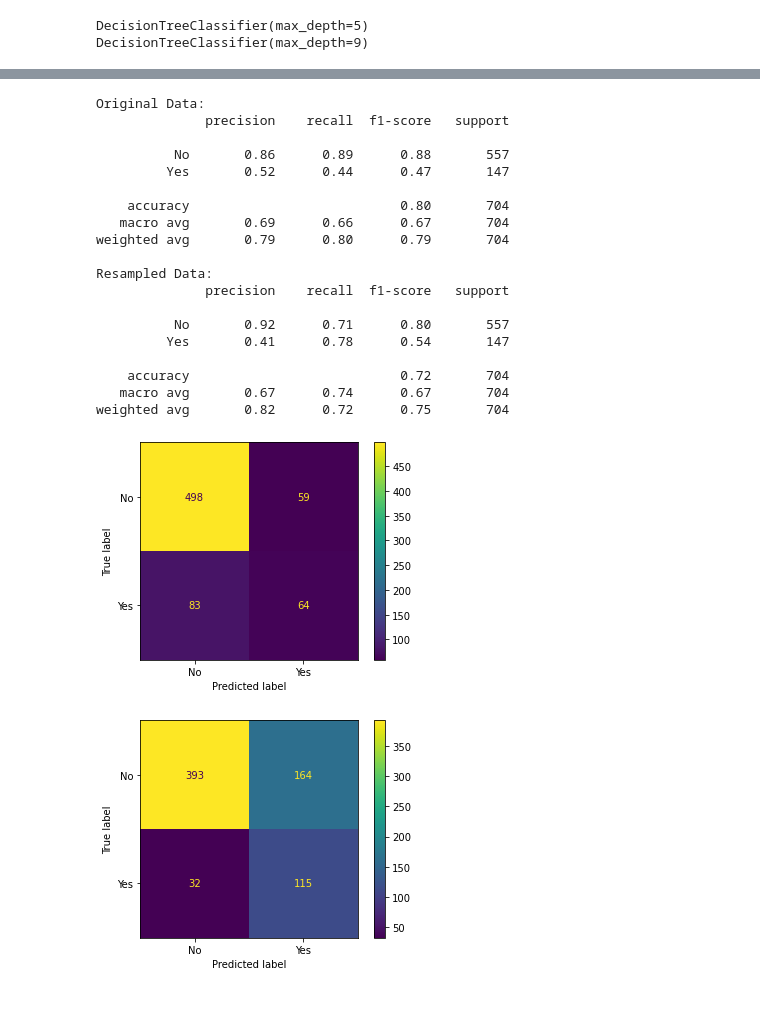
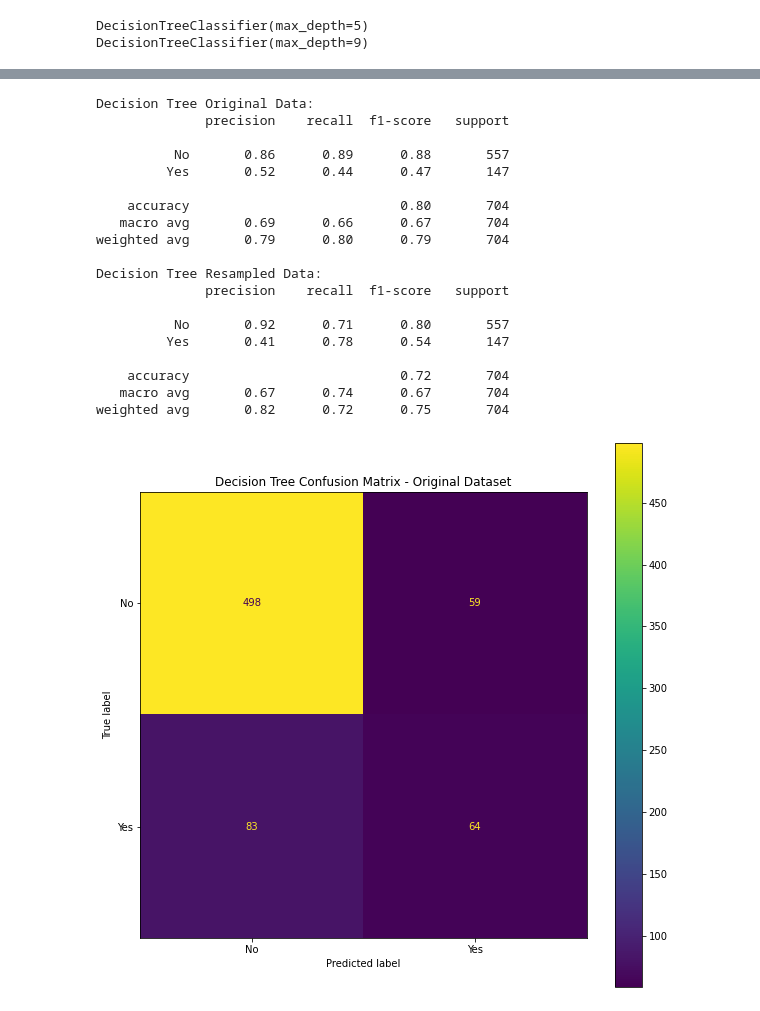
Before and after one commit to Robert-F-Mulligan/customer-churn-analysis, a Jupyter notebook: notebooks/customer-churn-analysis.ipynb, the cells around one changed output, grey strips where cells are left out. Saved outputs shown, nothing was run; the diff lists cells and outputs as text; code cells hidden in the pictures.

```diff
--- a/notebooks/customer-churn-analysis.ipynb
+++ b/notebooks/customer-churn-analysis.ipynb
@@ -451,10 +484,10 @@ y_pred_r = clf_r.predict(X_test)
 # %%
-print('Original Data:')
+print('Decision Tree Original Data:')
 print(classification_report(y_test,y_pred))
-print('Resampled Data:')
+print('Decision Tree Resampled Data:')
 print(classification_report(y_test,y_pred_r))
 # %% [output]
-Original Data:
+Decision Tree Original Data:
               precision    recall  f1-score   support
 
           No       0.86      0.89      0.88       557
@@ -464,7 +497,7 @@ Original Data:
    macro avg       0.69      0.66      0.67       704
 weighted avg       0.79      0.80      0.79       704
 
-Resampled Data:
+Decision Tree Resampled Data:
               precision    recall  f1-score   support
 
           No       0.92      0.71      0.80       557
@@ -473,11 +506,9 @@ Resampled Data:
     accuracy                           0.72       704
    macro avg       0.67      0.74      0.67       704
 weighted avg       0.82      0.72      0.75       704
-# %%
-plot_confusion_matrix(clf,X_test,y_test);
-# %% [output]
-[figure, removed]
-# %%
-plot_confusion_matrix(clf_r,X_test,y_test);
-# %% [output]
-[figure, removed]
+# %%
+fig, ax = plt.subplots(figsize=(10,10))
+ax.set_title('Decision Tree Confusion Matrix - Original Dataset')
+plot_confusion_matrix(clf,X_test,y_test, ax=ax);
+# %% [output]
+[figure, added]
```
Also changed, not shown: parts of 36 cells of this notebook, 6 other files.
